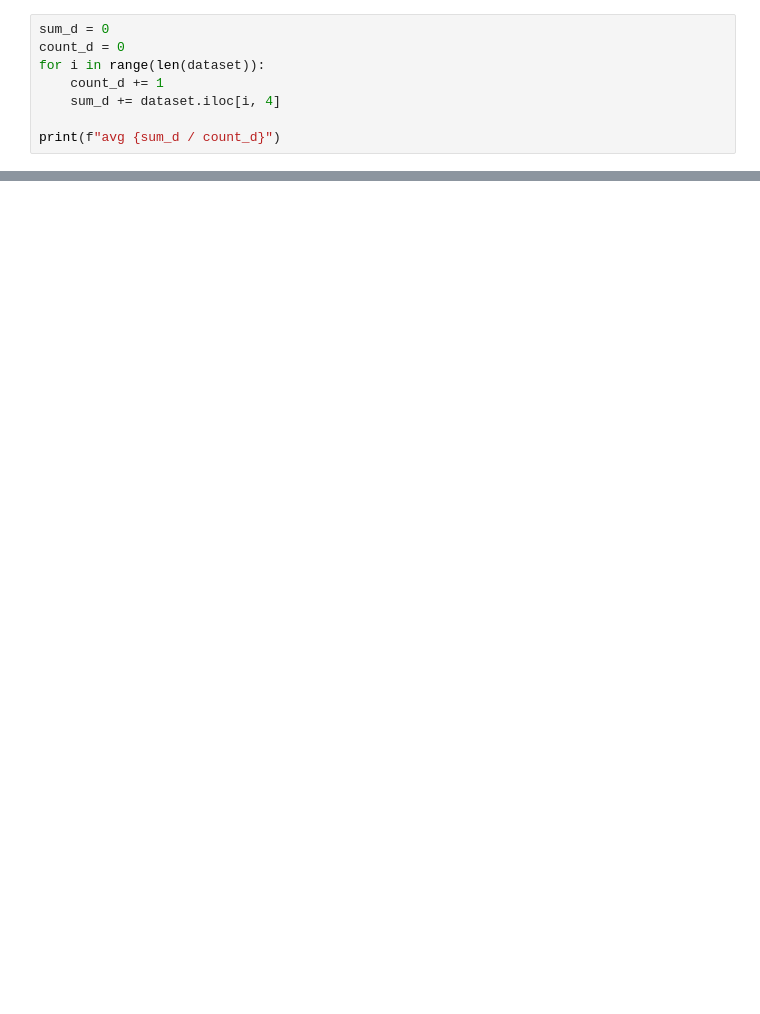
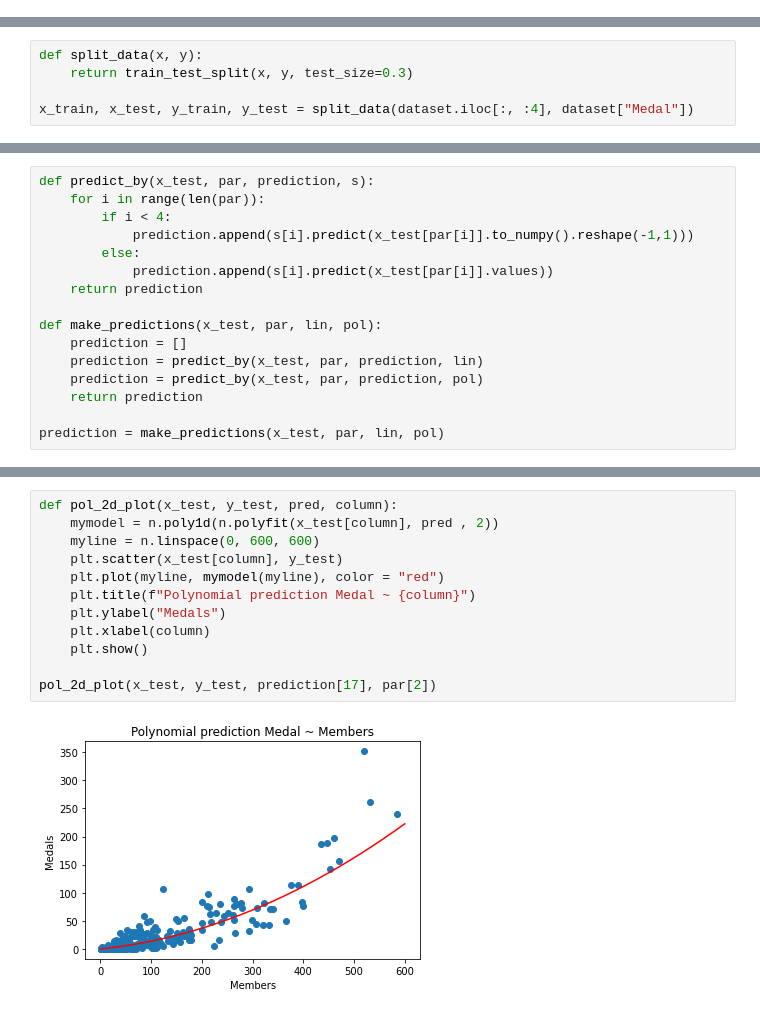
Before and after one commit to ErnestoFolting/courseWorkOlympicAnalysis, a Jupyter notebook: regression.ipynb, the cells around one changed output, grey strips where cells are left out. Saved outputs shown, nothing was run; the diff lists cells and outputs as text; blank space fills up the shorter version.

```diff
--- a/regression.ipynb
+++ b/regression.ipynb
@@ -340,8 +0,0 @@ avg 8.486623099671924
-# %%
-sum_d = 0
-count_d = 0
-for i in range(len(dataset)):
-    count_d += 1
-    sum_d += dataset.iloc[i, 4]
-
-print(f"avg {sum_d / count_d}")
@@ -349,0 +164,5 @@ avg 8.400354295837024
+# %%
+def split_data(x, y):
+    return train_test_split(x, y, test_size=0.3)
+
+x_train, x_test, y_train, y_test = split_data(dataset.iloc[:, :4], dataset["Medal"])
@@ -349,0 +193,16 @@ avg 8.400354295837024
+# %%
+def predict_by(x_test, par, prediction, s):
+    for i in range(len(par)):
+        if i < 4:
+            prediction.append(s[i].predict(x_test[par[i]].to_numpy().reshape(-1,1)))
+        else:
+            prediction.append(s[i].predict(x_test[par[i]].values))
+    return prediction
+
+def make_predictions(x_test, par, lin, pol):
+    prediction = []
+    prediction = predict_by(x_test, par, prediction, lin)
+    prediction = predict_by(x_test, par, prediction, pol)
+    return prediction
+
+prediction = make_predictions(x_test, par, lin, pol)
@@ -349,0 +256,14 @@ avg 8.400354295837024
+# %%
+def pol_2d_plot(x_test, y_test, pred, column):
+    mymodel = n.poly1d(n.polyfit(x_test[column], pred , 2))
+    myline = n.linspace(0, 600, 600)
+    plt.scatter(x_test[column], y_test)
+    plt.plot(myline, mymodel(myline), color = "red")
+    plt.title(f"Polynomial prediction Medal ~ {column}")
+    plt.ylabel("Medals")
+    plt.xlabel(column)
+    plt.show()
+
+pol_2d_plot(x_test, y_test, prediction[17], par[2])
+# %% [output]
+[figure, added]
```
Also changed, not shown: parts of 38 cells of this notebook, 1 other file.
